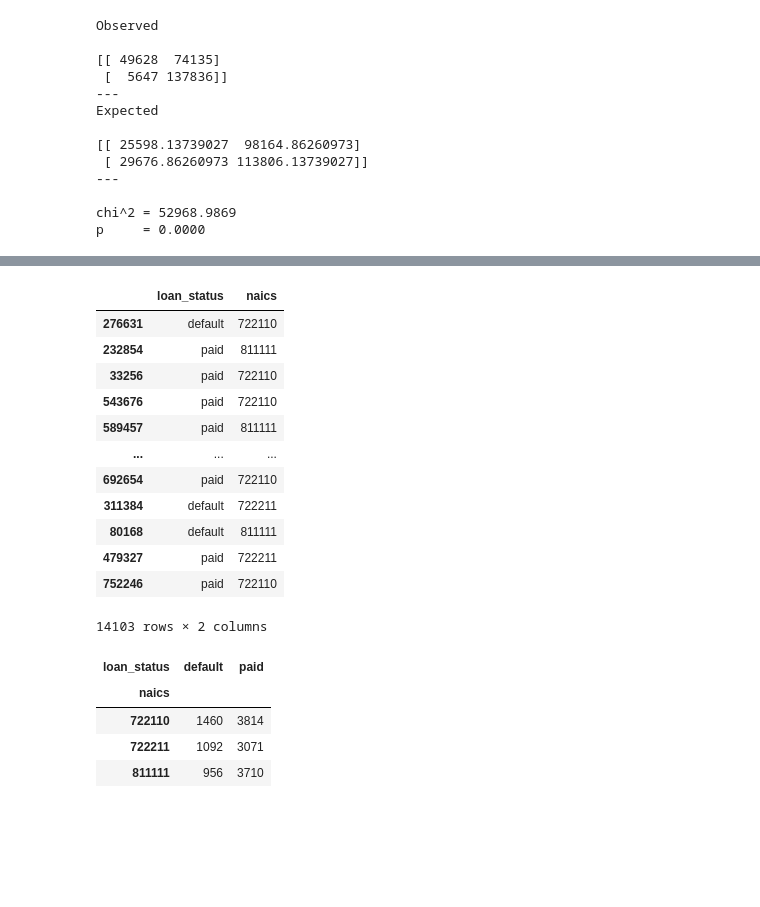
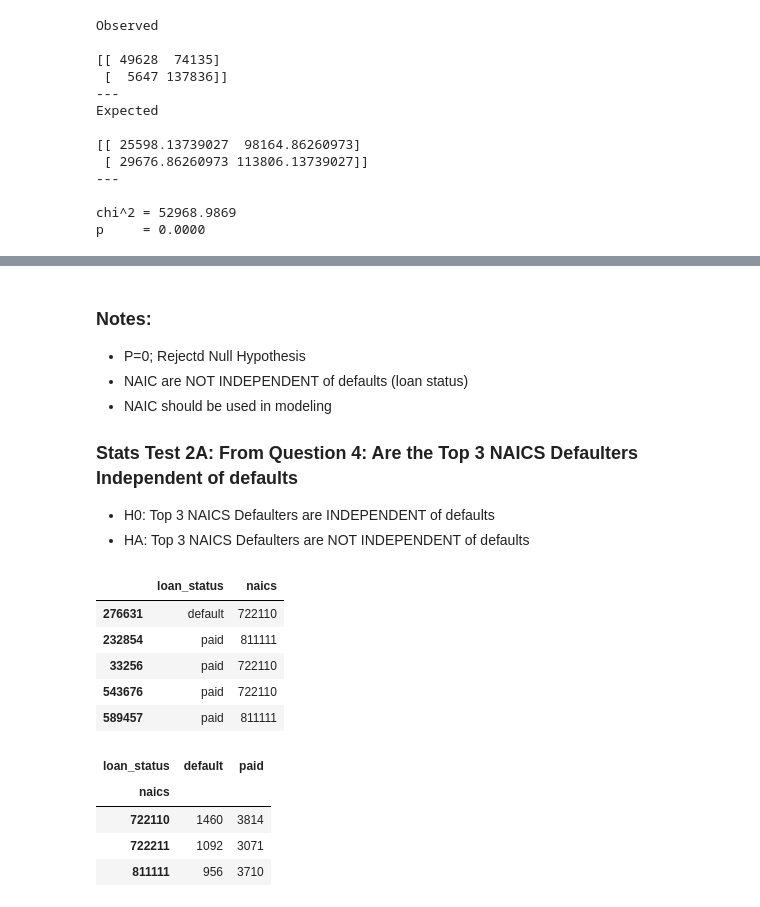
Before and after one commit to kanieladenis/individual_project, a Jupyter notebook: individual_project_sba_loans_working_copy.ipynb, the cells around one changed output, grey strips where cells are left out. Drawn from its saved outputs; the diff is of its cells as text; code cells hidden in the pictures; blank space fills up the shorter version.

```diff
--- a/individual_project_sba_loans_working_copy.ipynb
+++ b/individual_project_sba_loans_working_copy.ipynb
@@ -987,22 +1032,24 @@ p     = 0.0000
+# %% [markdown]
+### Notes:
+- P=0; Rejectd Null Hypothesis
+- NAIC are NOT INDEPENDENT of defaults (loan status)
+- NAIC should be used in modeling
+
+### Stats Test 2A: From Question 4: Are the Top 3 NAICS Defaulters Independent of defaults
+- H0: Top 3 NAICS Defaulters are INDEPENDENT of defaults
+- HA: Top 3 NAICS Defaulters are NOT INDEPENDENT of defaults
 # %%
 # create new df subgroup column
 naics_test = train[['loan_status', 'naics']]
 naics_test = naics_test[(naics_test.naics==722110) | (naics_test.naics==722211) | (naics_test.naics==811111)]
-naics_test
+naics_test.head()
 # %% [output]
 |  | loan_status | naics |
 | 276631 | default | 722110 |
 | 232854 | paid | 811111 |
 | 33256 | paid | 722110 |
 | 543676 | paid | 722110 |
 | 589457 | paid | 811111 |
-| ... | ... | ... |
-| 692654 | paid | 722110 |
-| 311384 | default | 722211 |
-| 80168 | default | 811111 |
-| 479327 | paid | 722211 |
-| 752246 | paid | 722110 |
-14103 rows × 2 columns
 # %%
 # set observed crosstab for subgropus with less or more than 80 mo term
 observed = pd.crosstab(naics_test.naics, naics_test.loan_status)
```
Also changed, not shown: parts of 72 cells of this notebook, 4 other files.
